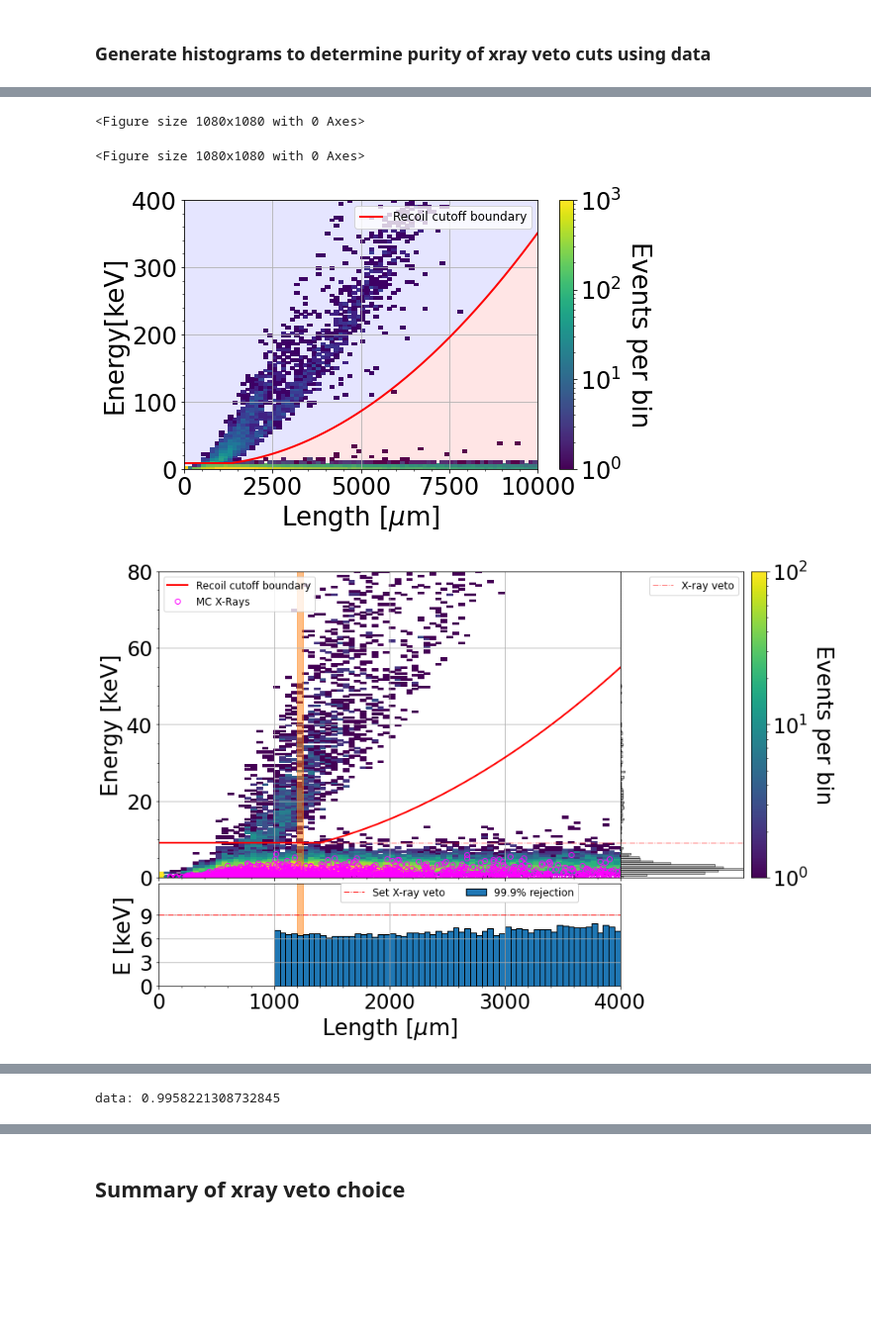
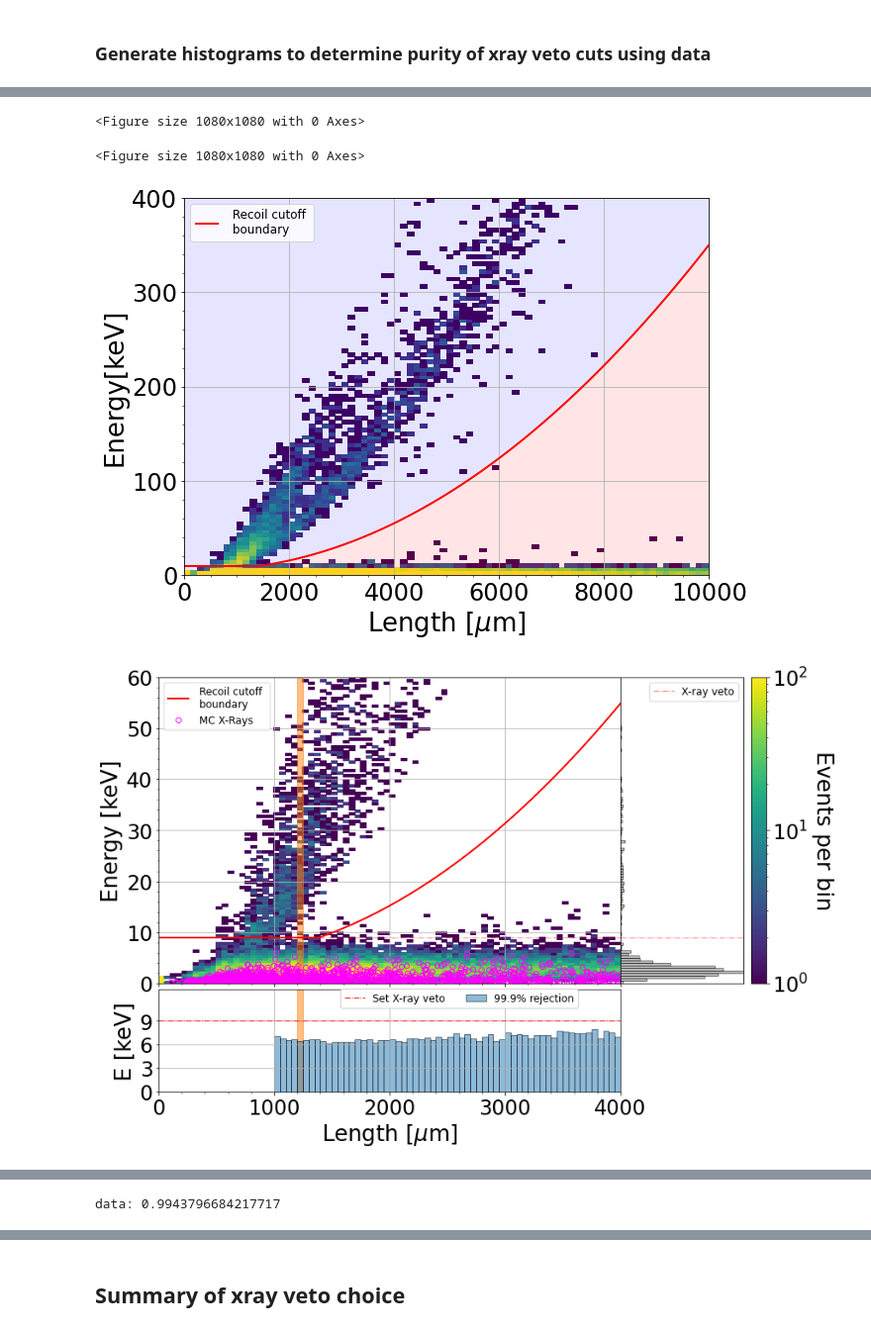
Before and after one commit to jschuel/jeff_workspace, a Jupyter notebook: analysis/phase3/with_sim/For_Sven.ipynb, the cells around one changed output, grey strips where cells are left out. Shown at 99% size. Drawn from its saved outputs; the diff is of its cells as text; code cells hidden in the pictures; blank space fills up the shorter version.

```diff
--- a/analysis/phase3/with_sim/For_Sven.ipynb
+++ b/analysis/phase3/with_sim/For_Sven.ipynb
@@ -312,10 +312,10 @@ for tpc in ['palila', 'iiwi', 'tako', 'nene', 'elepaio', 'humu']:
 #    return A*exp(-(x-mu)**2/2/sigma**2)
 
 for tpc in ['palila', 'iiwi', 'tako', 'nene', 'elepaio', 'humu']:
-    fig, ax0 = plt.subplots(figsize=(8,5))
+    fig, ax0 = plt.subplots(figsize=(9.5,7))
     #ax0.set_title(pos[tpc])
-    g,h,k,l = ax0.hist2d(data[tpc]['new_length'], data[tpc]['track_energy'], bins = (80,100), range = ((0,xm),(0,ym)), norm = matplotlib.colors.LogNorm(vmin=1, vmax=1000))
-    plt.colorbar(l).set_label('Events per bin', rotation = 270, labelpad = 30)
+    g,h,k,l = ax0.hist2d(data[tpc]['new_length'], data[tpc]['track_energy'], bins = (80,100), range = ((0,xm),(0,ym)), norm = matplotlib.colors.LogNorm(vmin=1, vmax=100))
+    #plt.colorbar(l).set_label('Events per bin', rotation = 270, labelpad = 30)
     ax0.set_ylabel("Energy[keV]")
     ax0.set_xlabel(r'Length [$\mu$m]')
     ax0.yaxis.set_minor_locator(AutoMinorLocator())
@@ -324,12 +324,12 @@ for tpc in ['palila', 'iiwi', 'tako', 'nene', 'elepaio', 'humu']:
     ax0.plot(x_plt, cut[tpc][0]*x_plt**2 + cut[tpc][1]*x_plt + cut[tpc][2], '-', color = 'red', lw=2)
     ax0.fill_between(x_plt, 0, cut[tpc][0]*x_plt**2 + cut[tpc][1]*x_plt + cut[tpc][2], '-', color = 'red', lw=0, alpha = 0.1)
     ax0.fill_between(x_plt, cut[tpc][0]*x_plt**2 + cut[tpc][1]*x_plt + cut[tpc][2], 400, '-', color = 'blue', lw=0, alpha = 0.1)
-    ax0.hlines(crit[tpc],0,x_crit[tpc], color = 'red', lw=2, linestyle = '-', label = 'Recoil cutoff boundary')
+    ax0.hlines(crit[tpc],0,x_crit[tpc], color = 'red', lw=2, linestyle = '-', label = ' Recoil cutoff \n boundary')
     ax0.fill_between(np.linspace(0,x_crit[tpc],1434), 0, 6, '-', color = 'red', lw=0, alpha = 0.1)
     ax0.fill_between(np.linspace(0,x_crit[tpc],1434), 6, 400, '-', color = 'blue', lw=0, alpha = 0.1)
     #ax0.hlines(8,1427,2500, color = 'red', lw=1, linestyle = '-.', alpha = 0.5)
     plt.grid()
-    plt.legend()
+    plt.legend(loc = 'upper left')
     #plt.savefig('evl.jpg')
     for loc in range(24,25):
         fig, ax = plt.subplots(2,2, figsize = (13,9), gridspec_kw={'hspace': 0.03, 'wspace': 0, 'width_ratios': [3, 1], 'height_ratios': [3,1]})
@@ -340,41 +340,41 @@ for tpc in ['palila', 'iiwi', 'tako', 'nene', 'elepaio', 'humu']:
         ax[0,0].xaxis.set_minor_locator(AutoMinorLocator())
         ax[0,0].set_xticklabels([])
         x_plt = np.linspace(x_crit[tpc],10000,10001)
-        ax[0,0].plot(x_plt,cut[tpc][0]*x_plt**2+cut[tpc][1]*x_plt+cut[tpc][2], color = 'red', lw=2, linestyle = '-', label = 'Recoil cutoff boundary')
+        ax[0,0].plot(x_plt,cut[tpc][0]*x_plt**2+cut[tpc][1]*x_plt+cut[tpc][2], color = 'red', lw=2, linestyle = '-', label = ' Recoil cutoff \n boundary')
         ax[0,0].hlines(crit[tpc],0,x_crit[tpc], color = 'red', lw=2)
         ax[0,0].hlines(crit[tpc],x_crit[tpc],xm, color = 'red', lw=1, linestyle = '-.', alpha = 0.5)
-        ax[0,0].plot(MC[tpc].loc[MC[tpc]['PDG']==11]['new_length'], MC[tpc].loc[MC[tpc]['PDG']==11]['reco_energy'], 'o', color = 'magenta', fillstyle = 'none', label = 'MC X-Rays')
+        ax[0,0].plot(MC[tpc].loc[MC[tpc]['PDG']==11]['new_length'], MC[tpc].loc[MC[tpc]['PDG']==11]['reco_energy'], 'o', color = 'magenta', fillstyle = 'none', label = ' MC X-Rays')
         ax[0,0].fill_between(np.array([xedge[loc], xedge[loc+1]]), 0, ym, alpha = 0.5, color = 'tab:orange')
-        ax[0,0].set_ylim(0,80)
+        ax[0,0].set_ylim(0,60)
         ax[0,0].set_xlim(0,xm*.4)
         ax[0,0].set_ylabel(r'Energy [keV]')
         ax[0,0].set_xlabel(r'Length [$\mu$m]')
         ax[0,0].legend(loc = 'upper left')
         ax[0,0].grid(which='major')
         ax[0,1].barh(bin, h1[loc], height = ym/nbinsy, alpha = 0.5, color = 'gray',edgecolor = 'black')
         ax[0,1].hlines(crit[tpc],0,h1[loc].max(), color = 'red', linestyle = '-.', lw=1, alpha =0.5, label = 'X-ray veto')
         ax[0,1].set_yticks([])
         ax[0,1].set_xticks([])
-        ax[0,1].set_ylim(0,80)
+        ax[0,1].set_ylim(0,60)
         ax[0,1].set_xlim(0,h1[loc].max())
         ax[0,1].legend()
-        ax[1,0].bar(length[tpc],veto[tpc],width=xedge[loc+1]-xedge[loc], label = '99.9% rejection',edgecolor = 'black')
+        ax[1,0].bar(length[tpc],veto[tpc],width=xedge[loc+1]-xedge[loc], label = '99.9% rejection',edgecolor = 'black', alpha = 0.5)
         #ax[1,0].plot(length[tpc],veto_MC[tpc], 'o', label = 'Pred. x-ray veto [MC]', markersize = 2)
         ax[1,0].hlines(crit[tpc],0,xm, linestyle = '-.', color = 'red', lw = 1, label = 'Set X-ray veto')
         ax[1,0].fill_between(np.array([xedge[loc], xedge[loc+1]]), 0, ym, alpha = 0.5, color = 'tab:orange')
         ax[1,0].set_xlim(0,xm*.4)
         ax[1,0].set_ylim(0,13)
         ax[1,0].set_yticks([0,3,6,9])
         ax[1,0].xaxis.set_minor_locator(AutoMinorLocator())
         ax[1,0].set_xlabel(r'Length [$\mu$m]')
         ax[1,0].set_ylabel('E [keV]')
         ax[1,0].legend(loc='lower right', bbox_to_anchor=(0.92, 0.77),ncol = 3,framealpha = 1)
         ax[1,0].grid(which = 'major')
 
         fig.delaxes(ax[1,1])
         #plt.savefig(tpc + '_xray_veto_threshold.jpg')
 # %% [output]
 <Figure size 1080x1080 with 0 Axes>
 <Figure size 1080x1080 with 0 Axes>
-[figure, old version]
+[figure, new version]
-[figure, old version]
+[figure, new version]
@@ -391,5 +391,5 @@ for tpc in ['palila', 'iiwi', 'tako', 'nene', 'elepaio', 'humu']:
 # %%
-tpc = 'nene'
+tpc = 'elepaio'
 #tmp = data[tpc].loc[data[tpc]['new_length']>900].index.to_numpy()
 e_leak_df = pd.DataFrame(e_leak[tpc])
 e_leak_df.columns = ['val']
@@ -399,7 +399,7 @@ print('data: %s'%(1-(pd.Series(e_leak[tpc]).dropna().sum()/len(data[tpc].loc[(da
 #e_leak_MC_df.columns = ['val']
 #print('MC: %s'%(1-(e_leak_MC_df['val'].loc[e_leak_MC_df['val'].index.isin(tmp)].dropna().sum()/len(MC[tpc].loc[(MC[tpc]['is_recoil']==1)&(MC[tpc]['new_length']<=3000)&(MC[tpc]['new_length']>900)]))))
 # %% [output]
-data: 0.9958221308732845
+data: 0.9943796684217717
 # %%
 
 crit = {'palila': 9.0, 'iiwi': 8.8, 'tako': 4.6, 'nene': 5.8, 'elepaio': 6.6, 'humu': 6.6} #actual chosen veto
```
Also changed, not shown: parts of 18 cells of this notebook, 2 other files.
